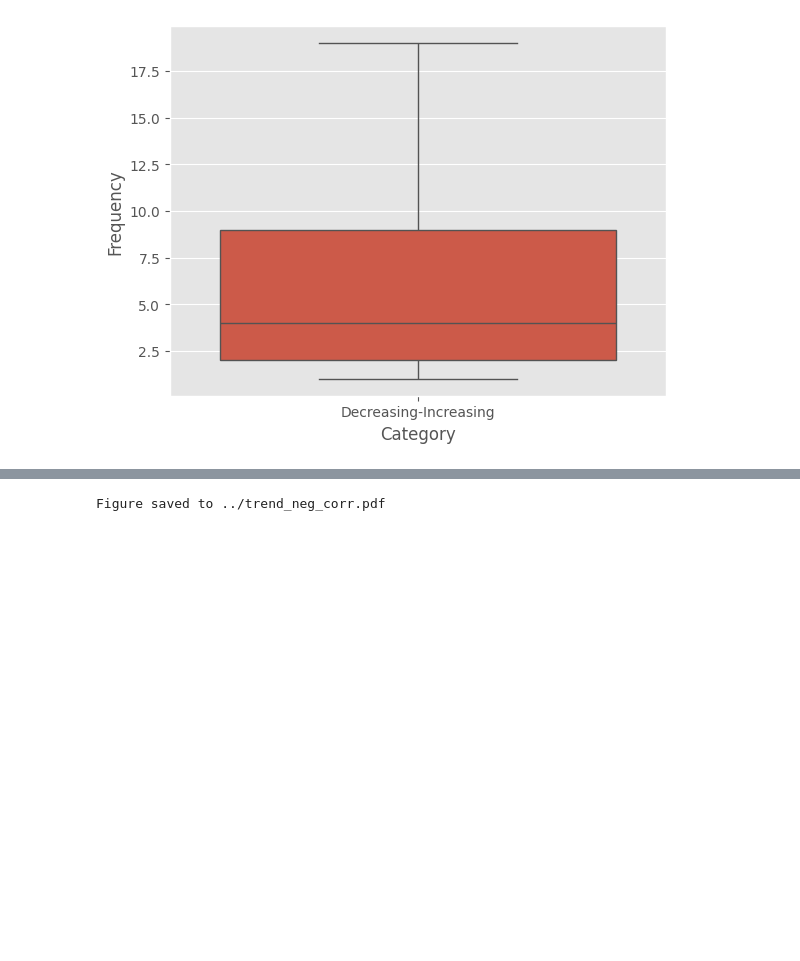
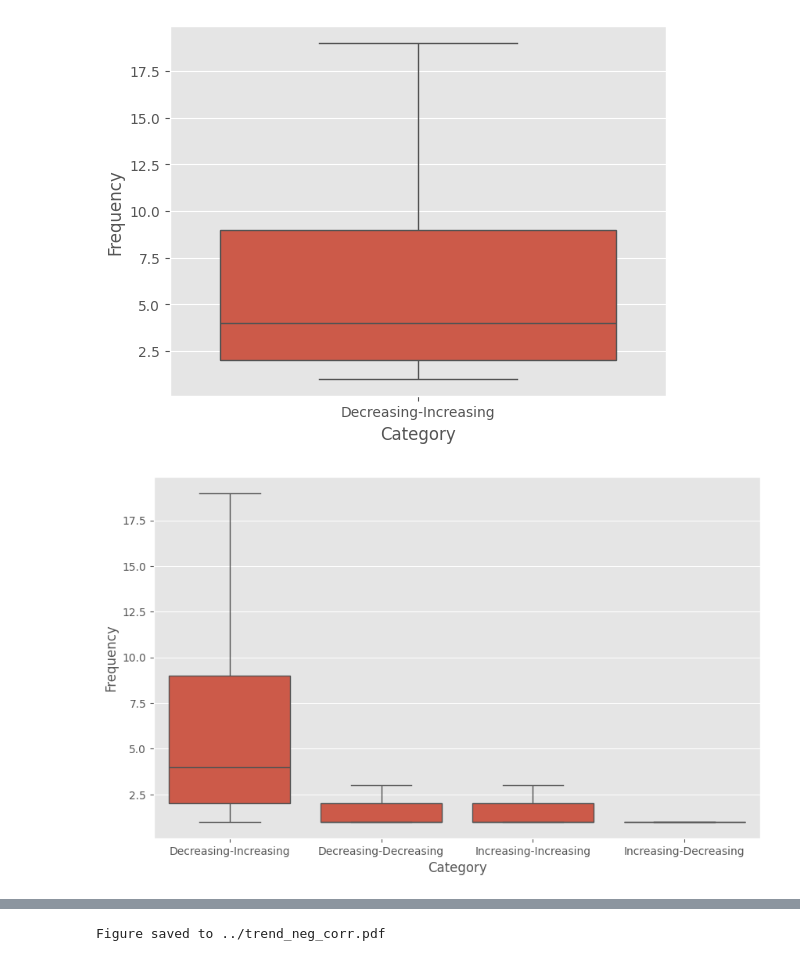
Before and after one commit to NazaninShafiabadi/antisurprisal, a Jupyter notebook: src/indiv_surprisal_analysis.ipynb, the cells around one changed output, grey strips where cells are left out. Saved outputs shown, nothing was run; the diff lists cells and outputs as text; code cells hidden in the pictures; blank space fills up the shorter version.

Commit message:
generation and organization of figures used in paper

```diff
--- a/src/indiv_surprisal_analysis.ipynb
+++ b/src/indiv_surprisal_analysis.ipynb
@@ -166,3 +168,12 @@ plt.show()
 # %% [output]
 [figure]
 [figure]
+# %%
+plt.figure(figsize=(10, 6))
+sns.boxplot(x='trend_category', y='Frequency', data=merged_df, showfliers=False)
+plt.xlabel('Category')
+# plt.xticks(rotation=45)
+plt.savefig('../box_trends.pdf', format='pdf', bbox_inches='tight')
+plt.show()
+# %% [output]
+[figure, added]
```
Also changed, not shown: parts of 6 cells of this notebook, 8 other files.
